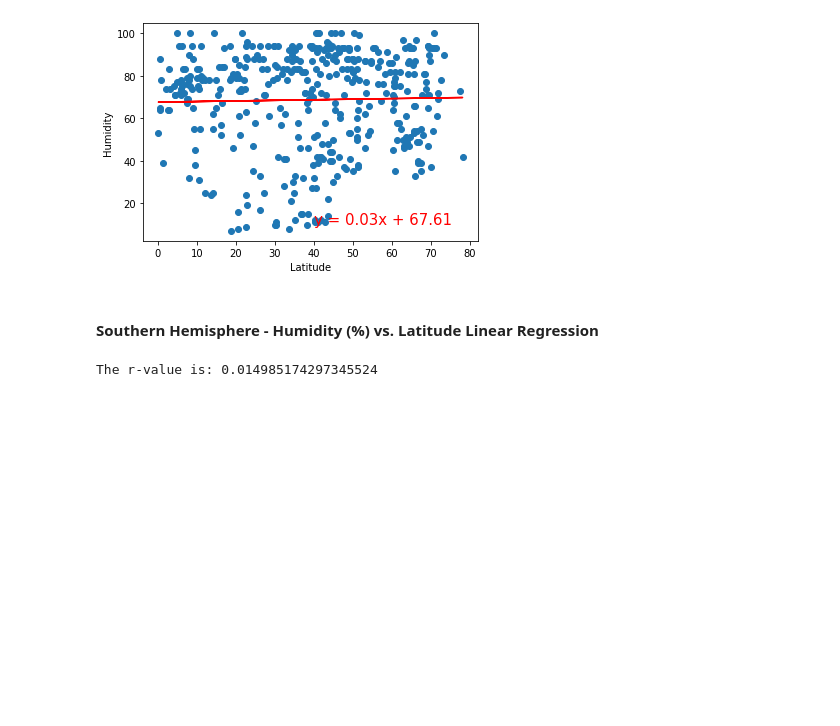
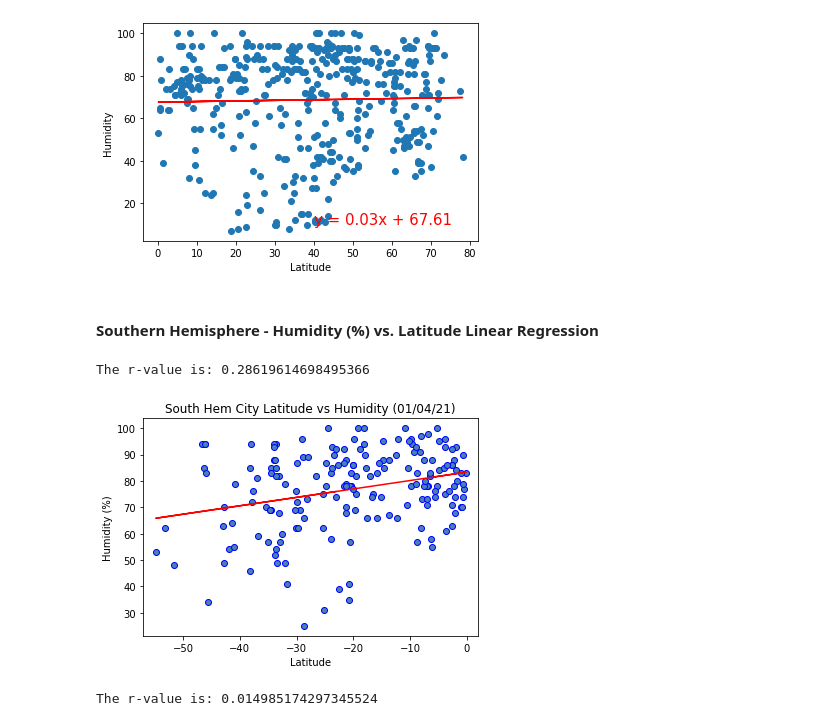
Before and after one commit to reyno255/python-api-challenge, a Jupyter notebook: WeatherPy.ipynb, the cells around one changed output. Drawn from its saved outputs; the diff is of its cells as text; code cells hidden in the pictures; blank space fills up the shorter version.

```diff
--- a/WeatherPy.ipynb
+++ b/WeatherPy.ipynb
@@ -355,6 +358,22 @@ The r-value is: 0.000543987878808455
 [figure]
 # %% [markdown]
 ####  Southern Hemisphere - Humidity (%) vs. Latitude Linear Regression
+# %%
+print(f"The r-value is: {linregress(sh_cities['Humidity'],sh_cities['Lat'])[2]}")
+
+plt.figure(figsize=(6,4))
+plt.xlim(-57, 2)
+plt.scatter(sh_cities['Lat'],sh_cities['Humidity'],color='steelblue',edgecolors='b')
+m, b = np.polyfit(sh_cities['Lat'],sh_cities['Humidity'],1)
+
+plt.plot(sh_cities['Lat'], m*sh_cities['Lat'] + b,color='red')
+plt.title(f"South Hem City Latitude vs Humidity ({pd.Timestamp('today').strftime('%m/%d/%y')})")
+plt.xlabel('Latitude')
+plt.ylabel('Humidity (%)')
+plt.show()
+# %% [output]
+The r-value is: 0.28619614698495366
+[figure, added]
 # %%
 # %% [output]
 The r-value is: 0.014985174297345524
```
Also changed, not shown: parts of 7 cells of this notebook, 1 other file.
